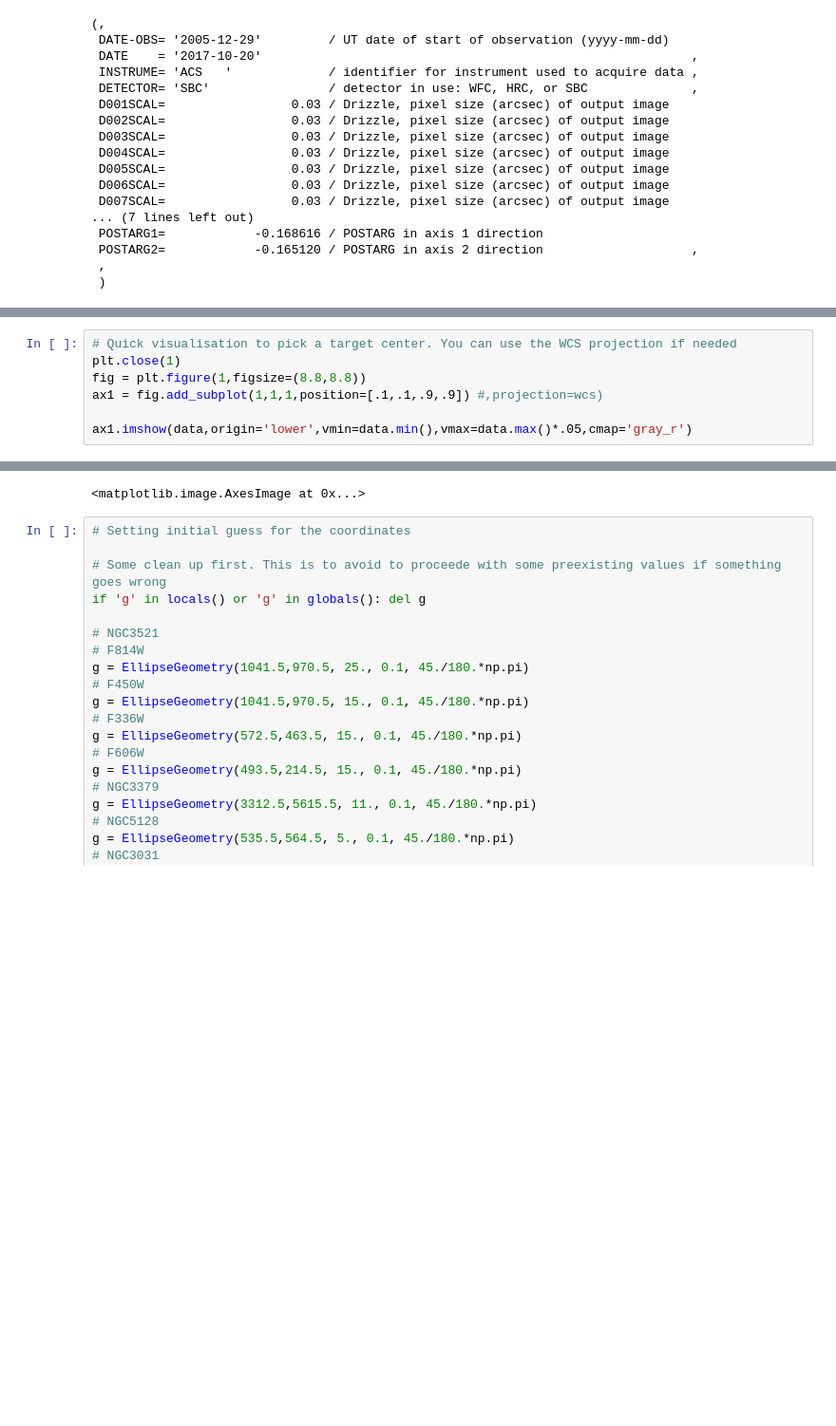
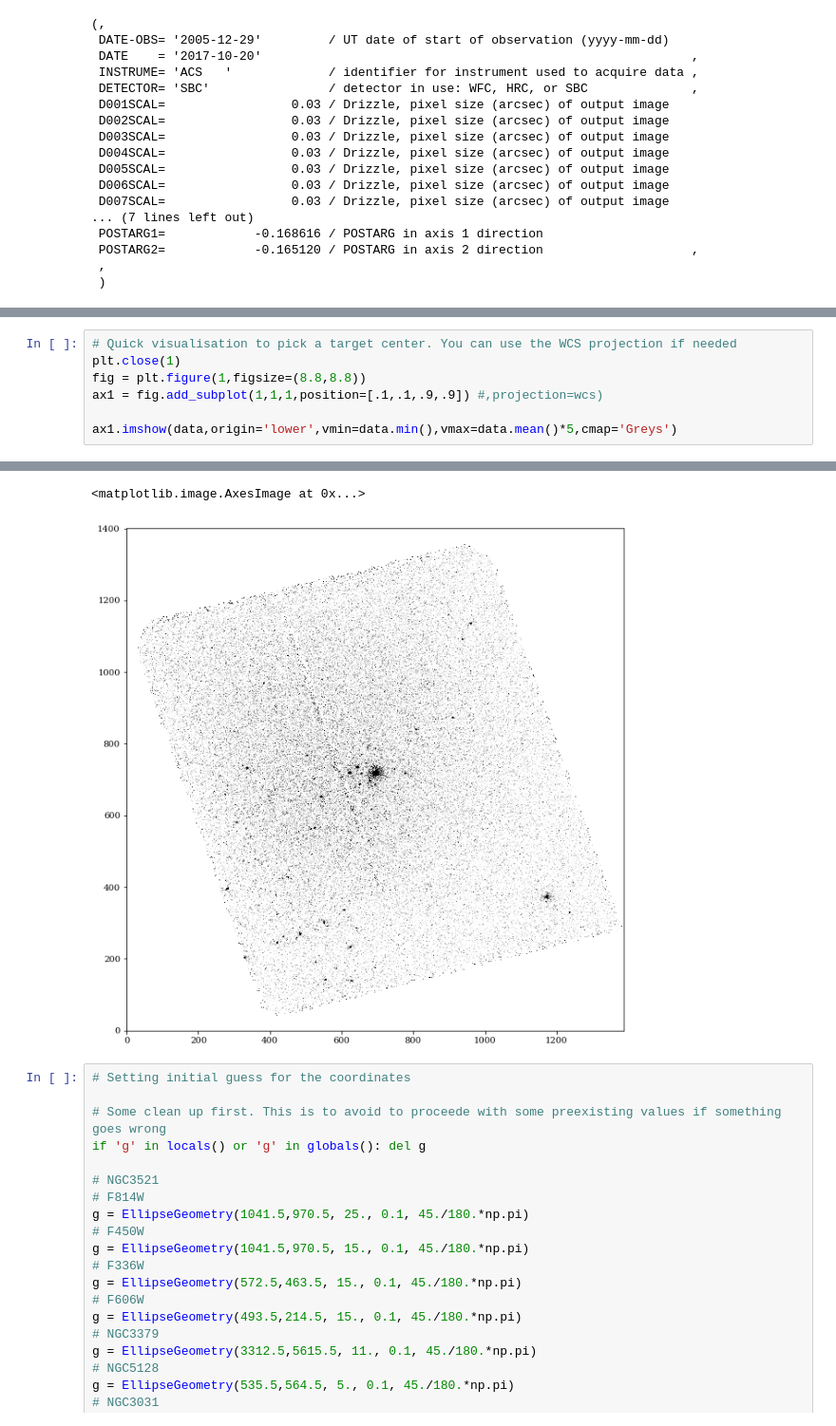
Before and after one commit to iskren-y-g/SB, a Jupyter notebook: SB.ipynb, the cells around one changed output, grey strips where cells are left out. Shown at 95% size. Drawn from its saved outputs; the diff is of its cells as text; blank space fills up the shorter version.

```diff
--- a/SB.ipynb
+++ b/SB.ipynb
@@ -161,5 +161,5 @@ plt.close(1)
 fig = plt.figure(1,figsize=(8.8,8.8))
 ax1 = fig.add_subplot(1,1,1,position=[.1,.1,.9,.9]) #,projection=wcs)
 
-ax1.imshow(data,origin='lower',vmin=data.min(),vmax=data.max()*.05,cmap='gray_r')
+ax1.imshow(data,origin='lower',vmin=data.min(),vmax=data.mean()*5,cmap='Greys')
 # %% [output]
@@ -168,4 +166,5 @@ ax1.imshow(data,origin='lower',vmin=data.min(),vmax=data.max()*.05,cmap='gray_r'
 <matplotlib.image.AxesImage at 0x...>
+[figure, added]
 # %%
 # Setting initial guess for the coordinates
 
```
Also changed, not shown: parts of 9 cells of this notebook.
